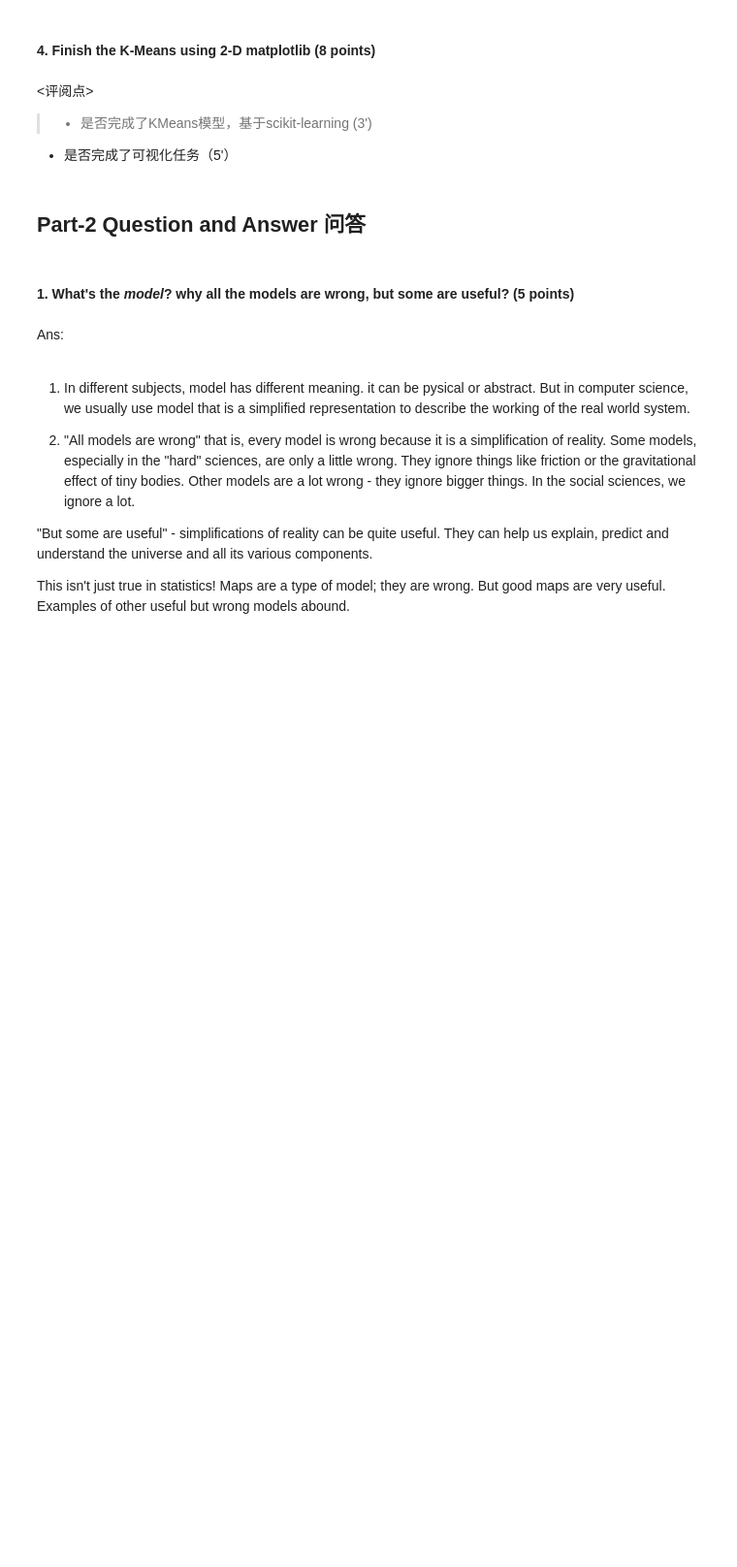
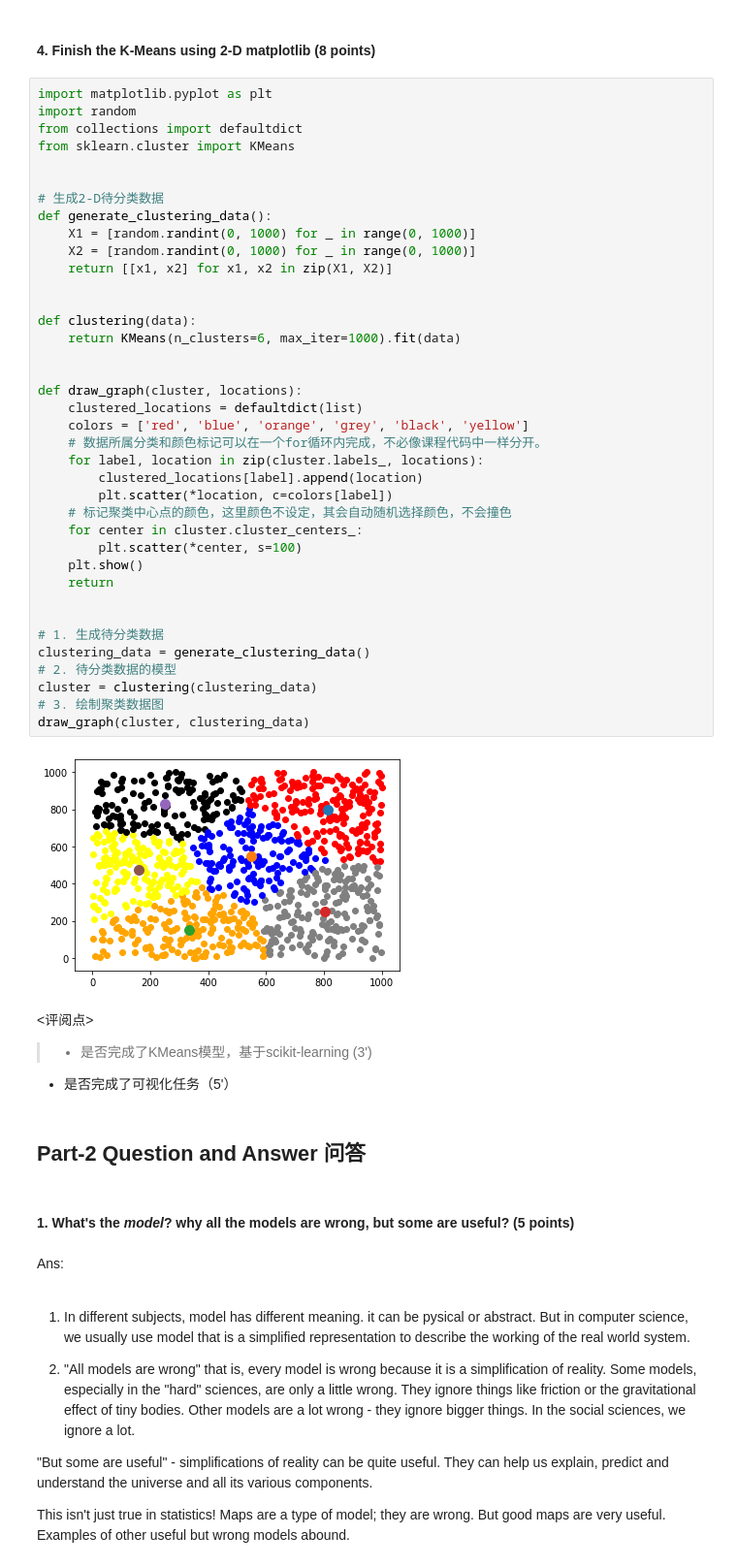
Before and after one commit to honwaii/nlp, a Jupyter notebook: assignment03/Assignment-03.ipynb, the cells around one changed output. Shown at 97% size. Drawn from its saved outputs; the diff is of its cells as text; blank space fills up the shorter version.

```diff
--- a/assignment03/Assignment-03.ipynb
+++ b/assignment03/Assignment-03.ipynb
@@ -35,5 +221,45 @@
 # %% [markdown]
 #### 4. Finish the K-Means using 2-D matplotlib (8 points)
+# %%
+import matplotlib.pyplot as plt
+import random
+from collections import defaultdict
+from sklearn.cluster import KMeans
+
+
+# 生成2-D待分类数据
+def generate_clustering_data():
+    X1 = [random.randint(0, 1000) for _ in range(0, 1000)]
+    X2 = [random.randint(0, 1000) for _ in range(0, 1000)]
+    return [[x1, x2] for x1, x2 in zip(X1, X2)]
+
+
+def clustering(data):
+    return KMeans(n_clusters=6, max_iter=1000).fit(data)
+
+
+def draw_graph(cluster, locations):
+    clustered_locations = defaultdict(list)
+    colors = ['red', 'blue', 'orange', 'grey', 'black', 'yellow']
+    # 数据所属分类和颜色标记可以在一个for循环内完成，不必像课程代码中一样分开。
+    for label, location in zip(cluster.labels_, locations):
+        clustered_locations[label].append(location)
+        plt.scatter(*location, c=colors[label])
+    # 标记聚类中心点的颜色，这里颜色不设定，其会自动随机选择颜色，不会撞色
+    for center in cluster.cluster_centers_:
+        plt.scatter(*center, s=100)
+    plt.show()
+    return
+
+
+# 1. 生成待分类数据
+clustering_data = generate_clustering_data()
+# 2. 待分类数据的模型
+cluster = clustering(clustering_data)
+# 3. 绘制聚类数据图
+draw_graph(cluster, clustering_data)
+# %% [output]
+[figure, added]
 # %% [markdown]
 <评阅点>
 > + 是否完成了KMeans模型，基于scikit-learning (3')
```
Also changed, not shown: parts of 10 cells of this notebook.
